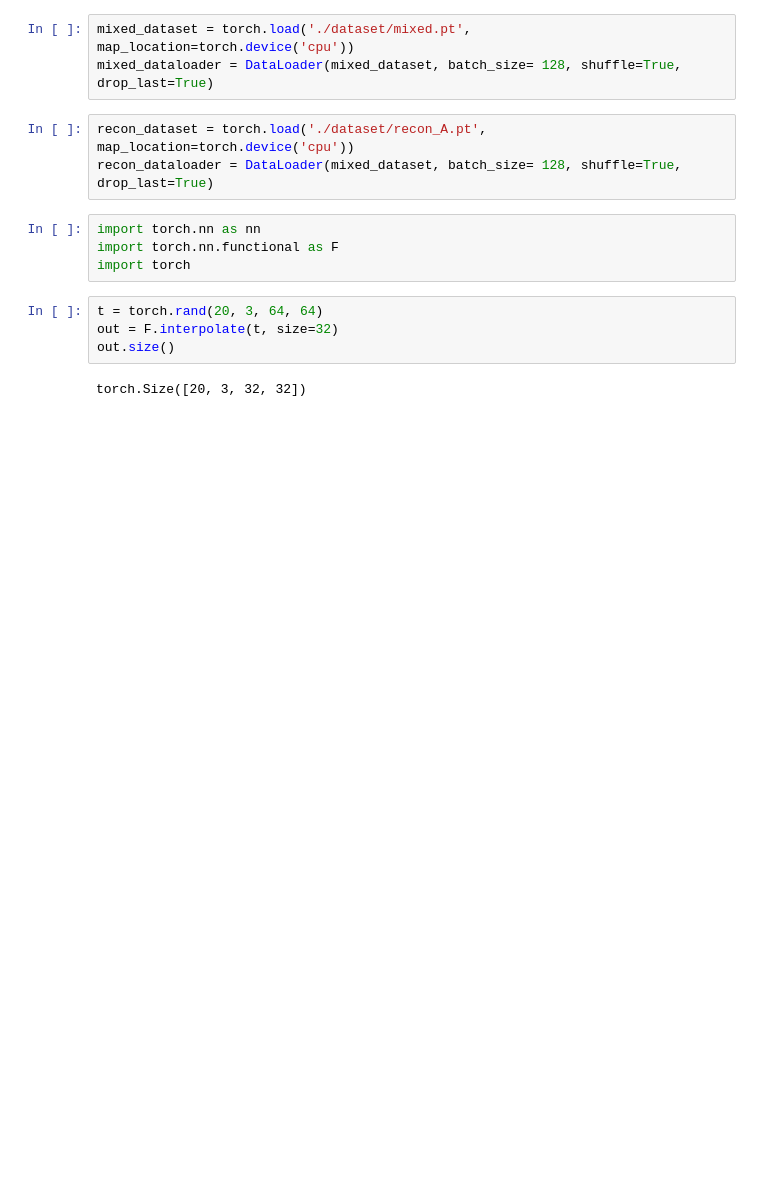
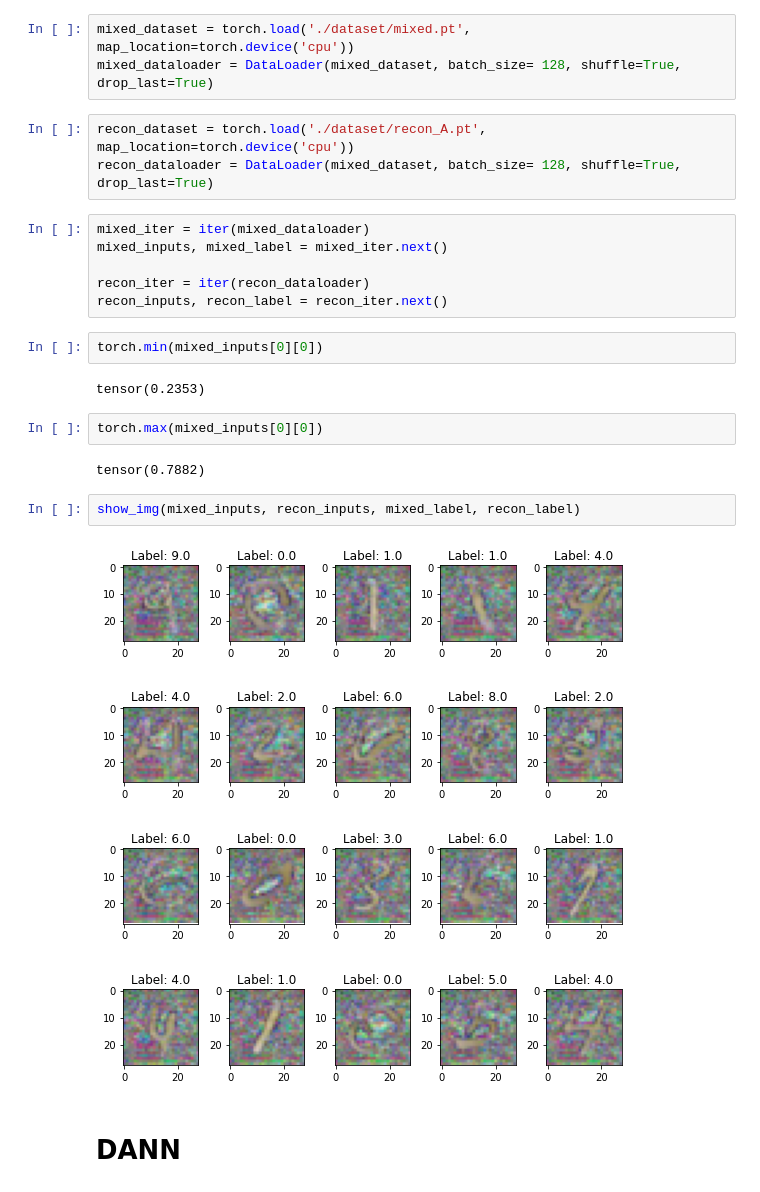
Before and after one commit to bochendong/Style-Separation-and-Synthesis-via-Generative-Adversarial-Networks, a Jupyter notebook: test.ipynb, the cells around one changed output. Saved outputs shown, nothing was run; the diff lists cells and outputs as text; blank space fills up the shorter version.

```diff
--- a/test.ipynb
+++ b/test.ipynb
@@ -313,13 +397,23 @@ mixed_dataloader = DataLoader(mixed_dataset, batch_size= 128, shuffle=True, drop
 # %%
 recon_dataset = torch.load('./dataset/recon_A.pt', map_location=torch.device('cpu'))
 recon_dataloader = DataLoader(mixed_dataset, batch_size= 128, shuffle=True, drop_last=True)
-# %%
-import torch.nn as nn
-import torch.nn.functional as F
-import torch
-# %%
-t = torch.rand(20, 3, 64, 64)
-out = F.interpolate(t, size=32)
-out.size()
-# %% [output]
-torch.Size([20, 3, 32, 32])
+# %%
+mixed_iter = iter(mixed_dataloader)
+mixed_inputs, mixed_label = mixed_iter.next()
+
+recon_iter = iter(recon_dataloader)
+recon_inputs, recon_label = recon_iter.next()
+# %%
+torch.min(mixed_inputs[0][0])
+# %% [output]
+tensor(0.2353)
+# %%
+torch.max(mixed_inputs[0][0])
+# %% [output]
+tensor(0.7882)
+# %%
+show_img(mixed_inputs, recon_inputs, mixed_label, recon_label)
+# %% [output]
+[figure, added]
+# %% [markdown]
+# DANN
```
Also changed, not shown: parts of 20 cells of this notebook.
